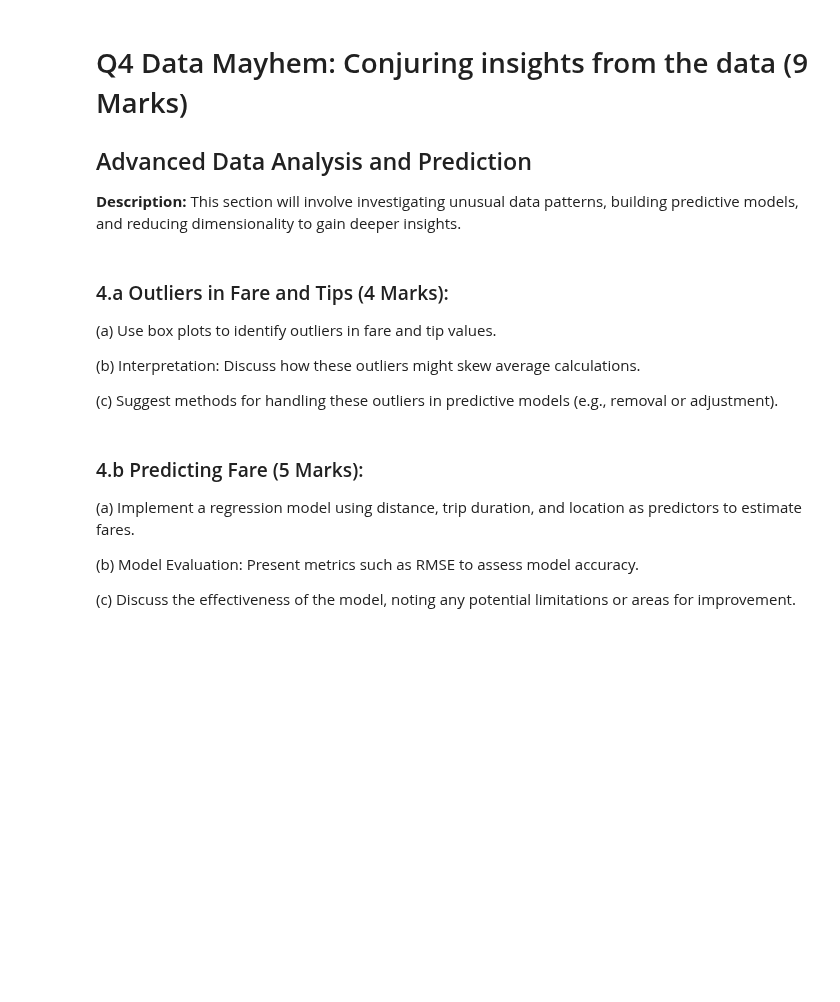
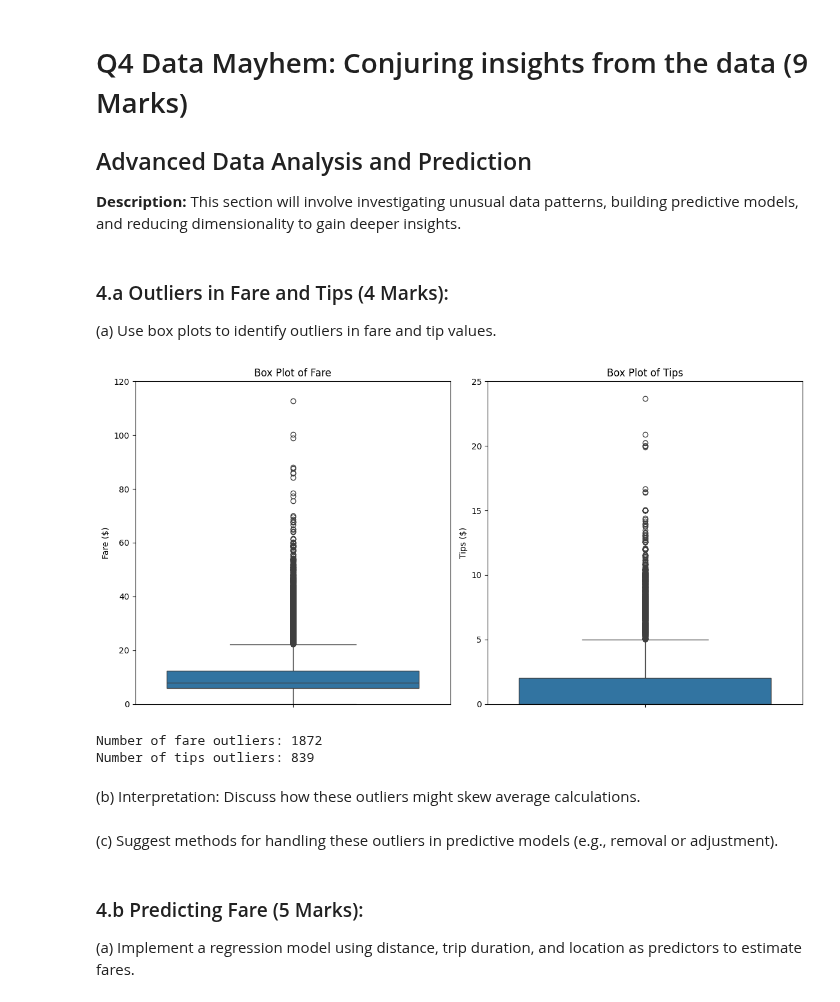
Before and after one commit to abhijain565aj/CS215-Assignment, a Jupyter notebook: A5-23B0903-23B0928-23B1057/Q4.ipynb, the cells around one changed output. Drawn from its saved outputs; the diff is of its cells as text; code cells hidden in the pictures; blank space fills up the shorter version.

```diff
--- a/A5-23B0903-23B0928-23B1057/Q4.ipynb
+++ b/A5-23B0903-23B0928-23B1057/Q4.ipynb
@@ -15,16 +15,51 @@ df = pd.read_csv('./TaxiData.csv')
 ### 4.a Outliers in Fare and Tips (4 Marks):
 
 (a) Use box plots to identify outliers in fare and tip values.
-
-(b) Interpretation: Discuss how these outliers might skew average calculations.
-
-(c) Suggest methods for handling these outliers in predictive models (e.g., removal or adjustment).
+# %%
+plt.figure(figsize=(12, 6))
+
+# Box plot for fare
+plt.subplot(1, 2, 1)
+sns.boxplot(y='fare', data=df)
+plt.ylim(0, 120)
+plt.title('Box Plot of Fare')
+plt.ylabel('Fare ($)')
+
+# Box plot for tips
+plt.subplot(1, 2, 2)
+sns.boxplot(y='tips', data=df)
+plt.ylim(0,25)
+plt.title('Box Plot of Tips')
+plt.ylabel('Tips ($)')
+
+plt.tight_layout()
+plt.show()
+# %% [output]
+[figure, added]
+# %%
+# Identifying outliers using IQR method for both fare and tips
+def identify_outliers(series):
+    Q1 = series.quantile(0.25)
+    Q3 = series.quantile(0.75)
+    IQR = Q3 - Q1
+    lower_bound = Q1 - 1.5 * IQR
+    upper_bound = Q3 + 1.5 * IQR
+    return series[(series < lower_bound) | (series > upper_bound)]
+
+# Identify outliers in fare and tips
+fare_outliers = identify_outliers(df['fare'])
+tips_outliers = identify_outliers(df['tips'])
+
+print(f"Number of fare outliers: {len(fare_outliers)}")
+print(f"Number of tips outliers: {len(tips_outliers)}")
+# %% [output]
+Number of fare outliers: 1872
+Number of tips outliers: 839
+# %% [markdown]
+(b) Interpretation: Discuss how these outliers might skew average calculations.
+# %% [markdown]
+(c) Suggest methods for handling these outliers in predictive models (e.g., removal or adjustment).
 # %% [markdown]
-
 ### 4.b Predicting Fare (5 Marks):
 
 (a) Implement a regression model using distance, trip duration, and location as predictors to estimate fares.
-
-(b) Model Evaluation: Present metrics such as RMSE to assess model accuracy.
-
-(c) Discuss the effectiveness of the model, noting any potential limitations or areas for improvement.
```
Also changed, not shown: parts of 4 cells of this notebook.
